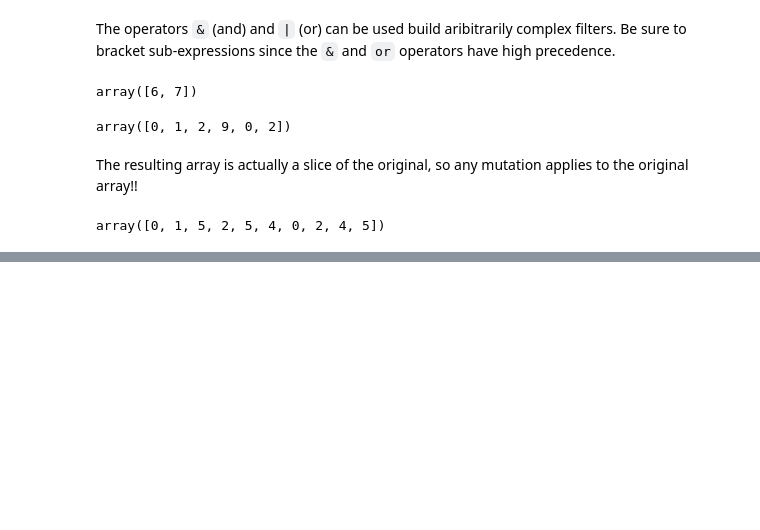
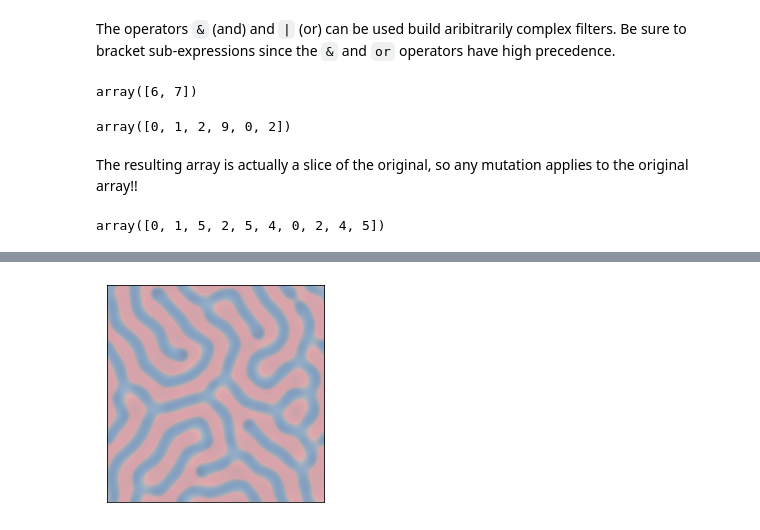
Before and after one commit to powderflask/cap-comp215, a Jupyter notebook: examples/week7.ipynb, the cells around one changed output, grey strips where cells are left out. Cells and saved outputs as stored; diff of their text form; code cells hidden in the pictures; blank space fills up the shorter version.

```diff
--- a/examples/week7.ipynb
+++ b/examples/week7.ipynb
@@ -140,0 +283,13 @@ array([0, 1, 5, 2, 5, 4, 0, 2, 4, 5])
+# %%
+params = {
+    'stripes' : dict(ra=0.5, rb=0.25, feed=0.035, kill=0.057),
+    'coral'   : dict(ra=0.5, rb=0.25, feed=0.055, kill=0.062),
+    'spots'   : dict(ra=0.5, rb=0.25, feed=0.039, kill=0.065),
+    'test'    : dict(ra=0.5, rb=0.25, feed=0.037, kill=0.060),
+}
+
+pattern = 'test'
+rd = ReactionDiffusion(n=100, **params[pattern])
+rd.animate(frames=50, step=rd.loop100)
+# %% [output]
+[figure, added]
```
Also changed, not shown: parts of 9 cells of this notebook.
